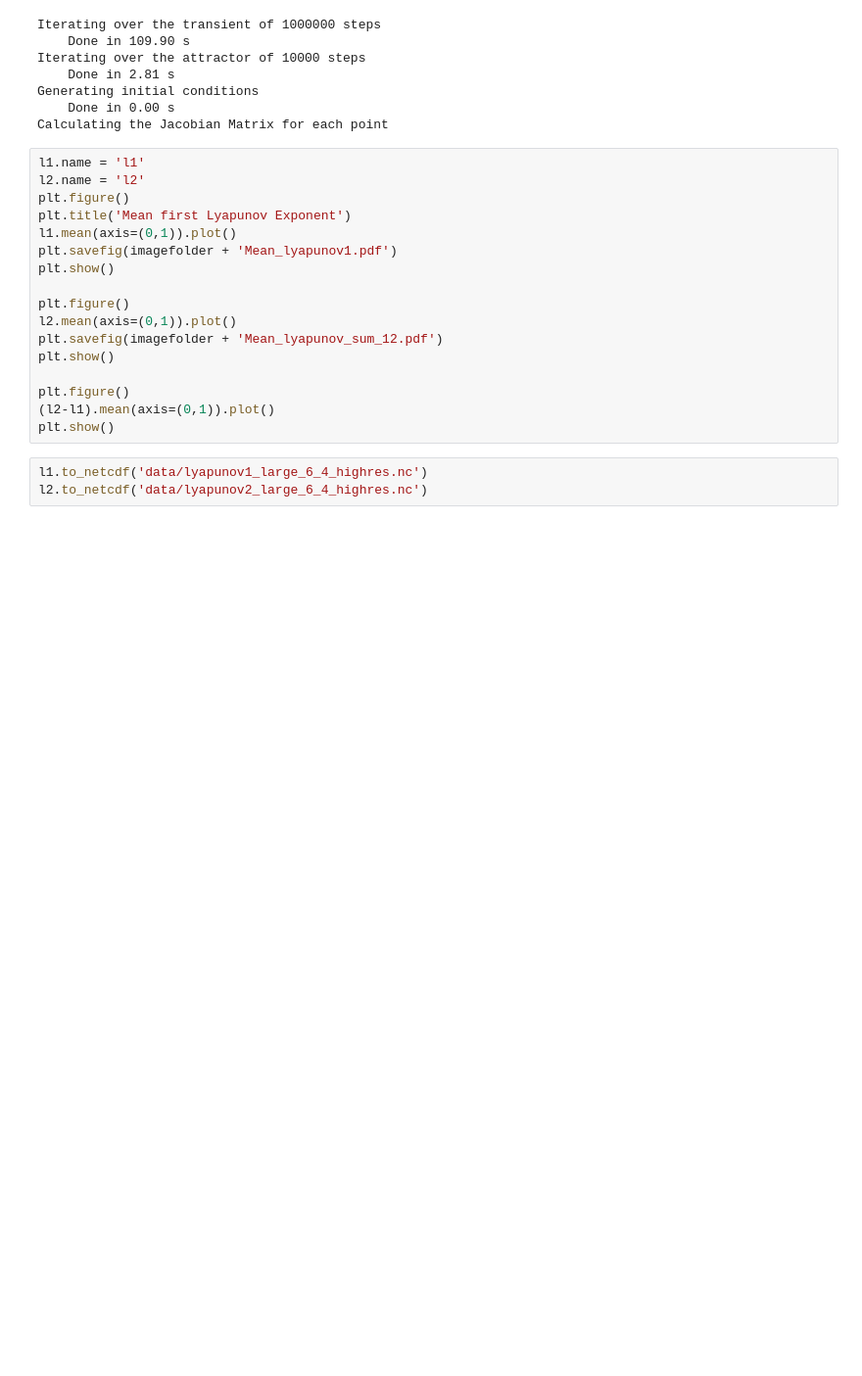
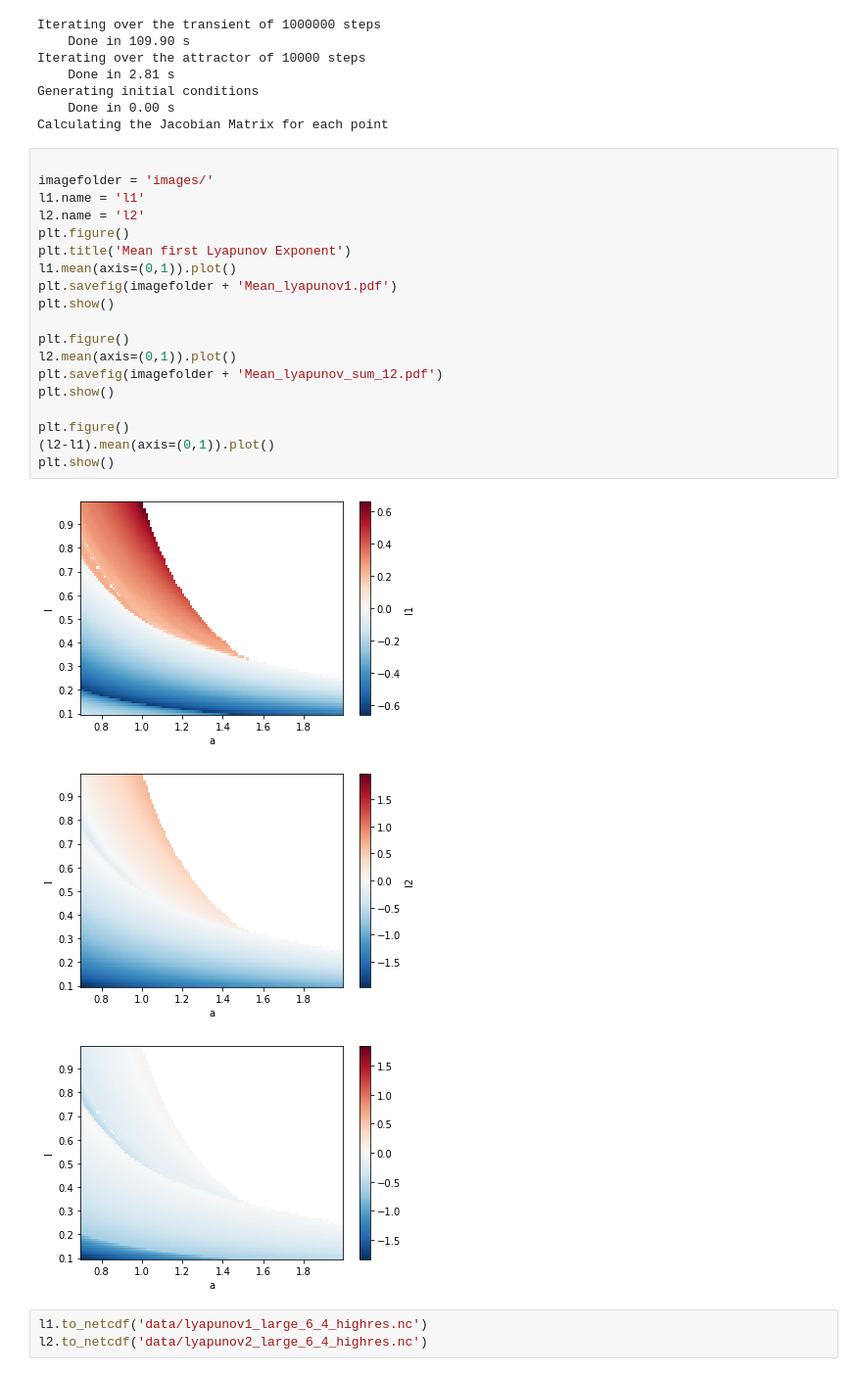
Before and after one commit to hjelleyman/chaos, a Jupyter notebook: Lyapunov 3.ipynb, the cells around one changed output. Shown: that part at 98% size. Cells and saved outputs as stored; diff of their text form; blank space fills up the shorter version.

```diff
--- a/Lyapunov 3.ipynb
+++ b/Lyapunov 3.ipynb
@@ -27,22 +27,28 @@ Generating initial conditions
     Done in 0.00 s
 Calculating the Jacobian Matrix for each point
 # %%
+
+imagefolder = 'images/'
 l1.name = 'l1'
 l2.name = 'l2'
 plt.figure()
 plt.title('Mean first Lyapunov Exponent')
 l1.mean(axis=(0,1)).plot()
 plt.savefig(imagefolder + 'Mean_lyapunov1.pdf')
 plt.show()
 
 plt.figure()
 l2.mean(axis=(0,1)).plot()
 plt.savefig(imagefolder + 'Mean_lyapunov_sum_12.pdf')
 plt.show()
 
 plt.figure()
 (l2-l1).mean(axis=(0,1)).plot()
 plt.show()
+# %% [output]
+[figure, added]
+[figure, added]
+[figure, added]
 # %%
 l1.to_netcdf('data/lyapunov1_large_6_4_highres.nc')
 l2.to_netcdf('data/lyapunov2_large_6_4_highres.nc')
```
Also changed, not shown: parts of 1 cell of this notebook, 10 other files.
